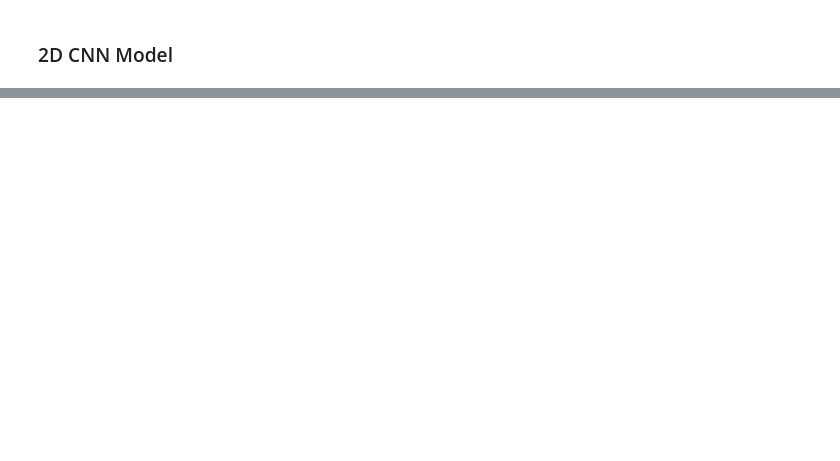
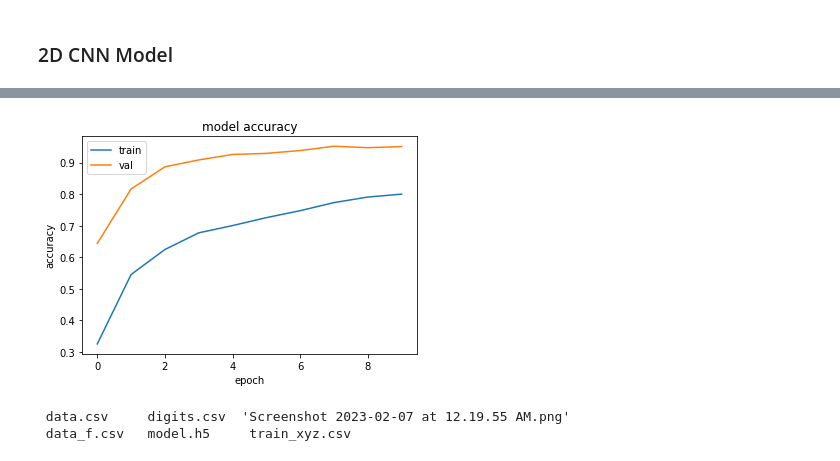
Before and after one commit to Rahul2003s/Air_writing, a Jupyter notebook: train.ipynb, the cells around one changed output, grey strips where cells are left out. Cells and saved outputs as stored; diff of their text form; code cells hidden in the pictures; blank space fills up the shorter version.

```diff
--- a/train.ipynb
+++ b/train.ipynb
@@ -114,7 +100,7 @@ df
 import scipy.stats as stats
 # %%
 fs=20
-frame_size=fs*9
+frame_size=fs*10
 hop_size=fs*2
 # %%
 def get_frames(df,frame_size,hop_size):
@@ -151,6 +137,6 @@ X_test.shape,X_train.shape,y_test.shape,y_train.shape
 # %%
-X_test= X_test.reshape(2031, 180, 3,1)
-X_train=X_train.reshape(8120, 180, 3, 1)
+X_test= X_test.reshape(2654, 200, 3, 1)
+X_train=X_train.reshape(10616, 200, 3, 1)
 # %%
 X_test.shape,X_train.shape
 # %% [output]
@@ -176,9 +162,9 @@ model.add(Flatten())
 model.add(Dense(64, activation='relu'))
 model.add(Dropout(0.5))
 
-model.add(Dense(4, activation='softmax'))
+model.add(Dense(10, activation='softmax'))
 # %%
 model.compile(optimizer=Adam(learning_rate = 0.001), loss = 'sparse_categorical_crossentropy', metrics = ['accuracy'])
 # %%
-history = model.fit(X_train, y_train, epochs = 100, batch_size=2, validation_data= (X_test, y_test),verbose=1)
+history = model.fit(X_train, y_train, epochs = 10, batch_size=5, validation_data= (X_test, y_test),verbose=1)
 # %% [output]
@@ -202,0 +191,17 @@ KeyboardInterrupt: ignored
+# %%
+from matplotlib import pyplot as plt
+plt.plot(history.history['accuracy'])
+plt.plot(history.history['val_accuracy'])
+plt.title('model accuracy')
+plt.ylabel('accuracy')
+plt.xlabel('epoch')
+plt.legend(['train', 'val'], loc='upper left')
+plt.show()
+# %% [output]
+[figure, added]
+# %%
+model.save('/content/drive/MyDrive/air/model.h5',save_format='h5')
+# !ls /content/drive/MyDrive/air/
+# %% [output]
+ data.csv     digits.csv  'Screenshot 2023-02-07 at 12.19.55 AM.png'
+ data_f.csv   model.h5     train_xyz.csv
```
Also changed, not shown: parts of 13 cells of this notebook.
